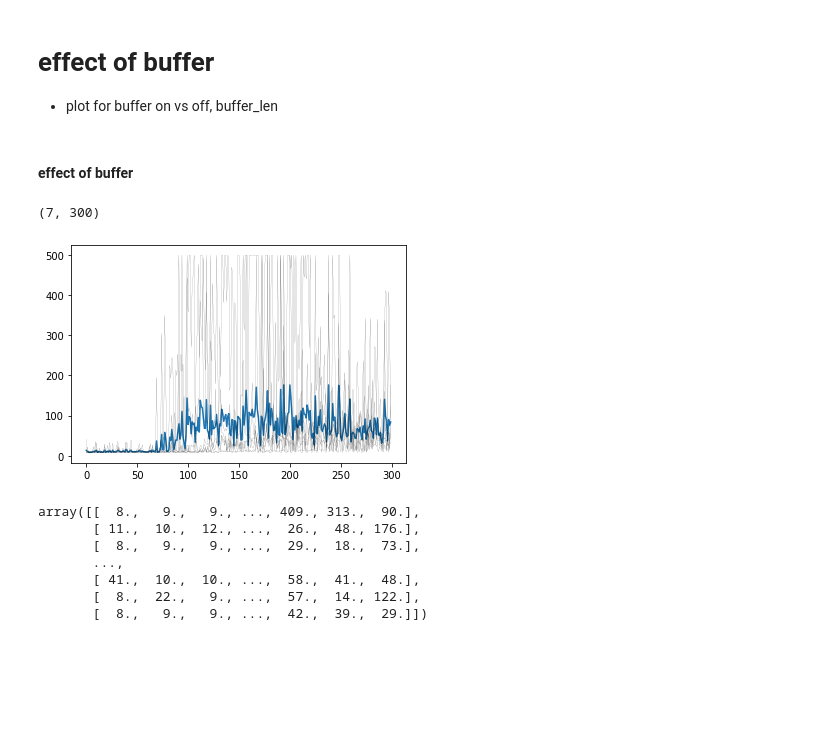
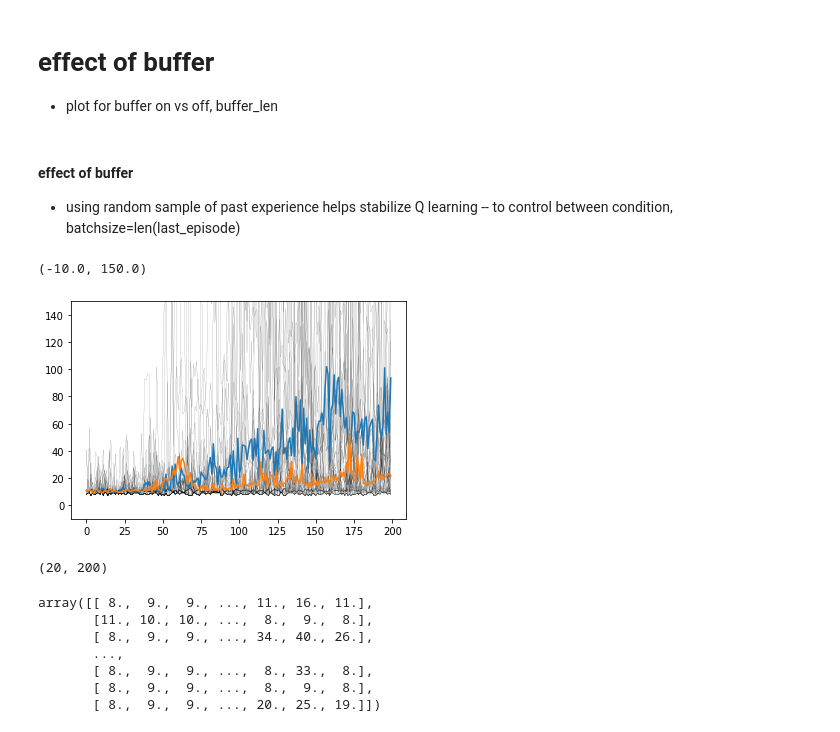
Before and after one commit to andrebeu/gymRL, a Jupyter notebook: run.ipynb, the cells around one changed output. Saved outputs shown, nothing was run; the diff lists cells and outputs as text; code cells hidden in the pictures; blank space fills up the shorter version.

Commit message:
buffer study on pole cart finished

```diff
--- a/run.ipynb
+++ b/run.ipynb
@@ -26,7 +26,7 @@ import gym
 - plot for buffer on vs off, buffer_len
 # %%
 # setup
-def experiment(nseeds,neps, buff_mode='rand',actpi='argmax',eps=0):
+def experiment(nseeds,neps, buff_mode='online',actpi='argmax',eps=0):
   """
   interactrion logic
   a < agent(s,h)
@@ -56,32 +56,44 @@ def experiment(nseeds,neps, buff_mode='rand',actpi='argmax',eps=0):
         exp = unpack_expL(expLoD)
         agent.train(exp)
   return metric
-# %% [markdown]
-#### effect of buffer
-# %%
-#
-ns,ni=7,300
-metric = experiment(ns,ni)
-metric.shape
-# %% [output]
-(7, 300)
 # %%
-# seeds and mean
-M = metric.mean(0)
-S = metric.std(0)/np.sqrt(ns)
-ax = plt.gca()
-ax.plot(M,zorder0)
-for smet in metric:
-  ax.plot(smet,c='k',lw=.1)
+def plt_metric(metric):
+  # seeds and mean
+  M = metric.mean(0)
+  S = metric.std(0)/np.sqrt(ns)
+  ax = plt.gca()
+  ax.plot(M,zorder=99)
+  for smet in metric:
+    ax.plot(smet,c='k',lw=.1)
-# %% [output]
-[figure, removed]
+# %% [markdown]
+#### effect of buffer
+- using random sample of past experience helps stabilize Q learning
+-- to control between condition, batchsize=len(last_episode)
+# %%
+# run experiments
+ns,ni=20,200
+#
+m_online = experiment(ns,ni,buff_mode='online')
+m_episodic = experiment(ns,ni,buff_mode='episodic')
+# %%
+for metric in [m_online,m_episodic]:
+  plt_metric(metric)
+ax = plt.gca()
+ax.set_ylim(-10,150)
+# %% [output]
+(-10.0, 150.0)
+[figure, added]
 # %%
-metric
+metric.shape
 # %% [output]
-array([[  8.,   9.,   9., ..., 409., 313.,  90.],
-       [ 11.,  10.,  12., ...,  26.,  48., 176.],
-       [  8.,   9.,   9., ...,  29.,  18.,  73.],
-       ...,
-       [ 41.,  10.,  10., ...,  58.,  41.,  48.],
-       [  8.,  22.,   9., ...,  57.,  14., 122.],
-       [  8.,   9.,   9., ...,  42.,  39.,  29.]])
+(20, 200)
+# %%
+metric
+# %% [output]
+array([[ 8.,  9.,  9., ..., 11., 16., 11.],
+       [11., 10., 10., ...,  8.,  9.,  8.],
+       [ 8.,  9.,  9., ..., 34., 40., 26.],
+       ...,
+       [ 8.,  9.,  9., ...,  8., 33.,  8.],
+       [ 8.,  9.,  9., ...,  8.,  9.,  8.],
+       [ 8.,  9.,  9., ..., 20., 25., 19.]])
```
Also changed, not shown: 1 other file.
